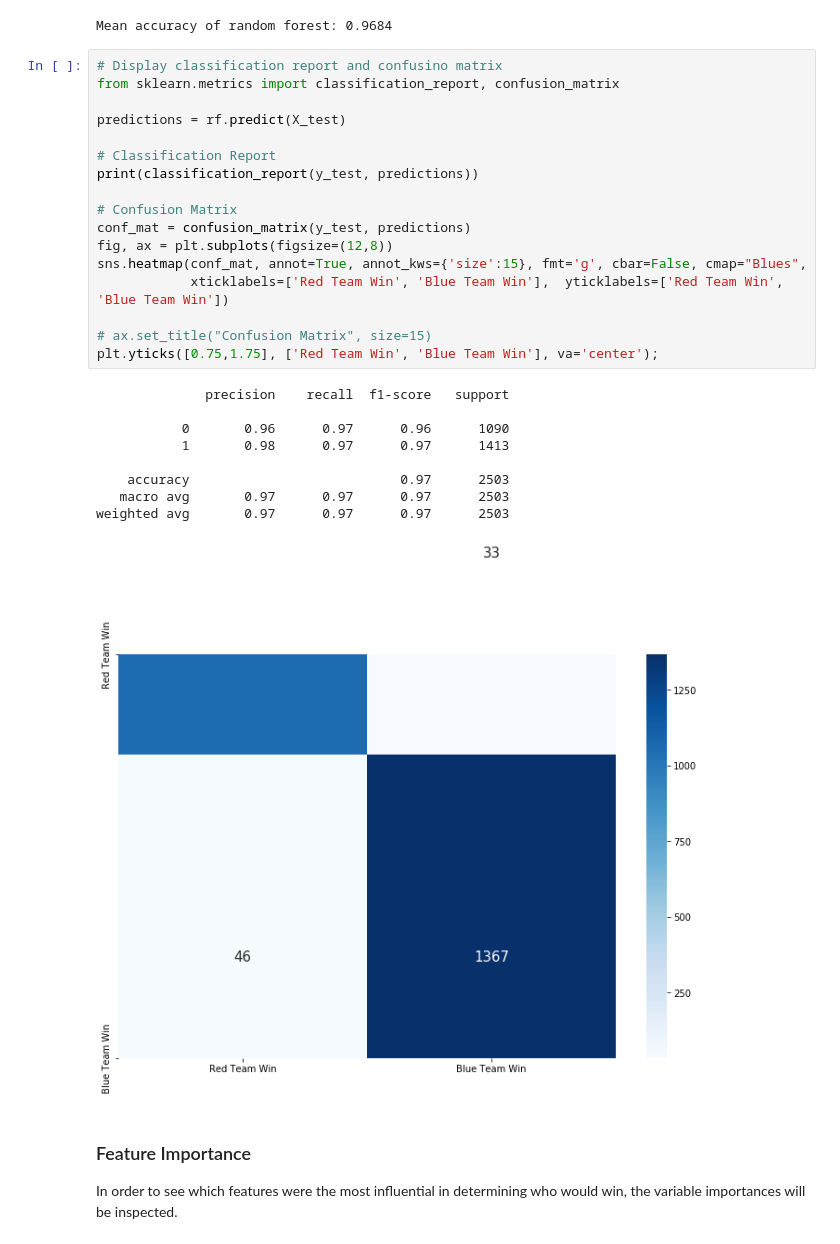
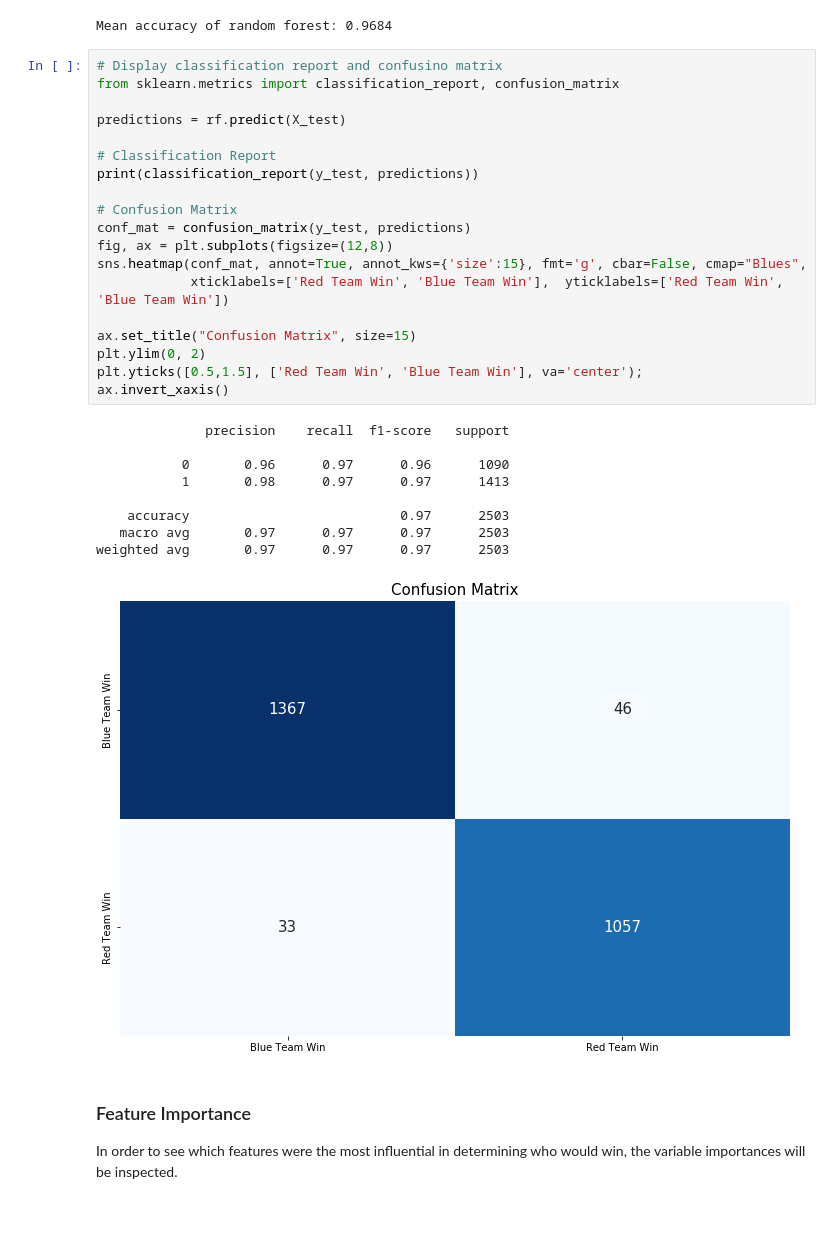
Before and after one commit to JECBello/Springboard, a Jupyter notebook: Capstone 1 - League of Legends/Machine Learning/In-Depth Analysis.ipynb, the cells around one changed output. Saved outputs shown, nothing was run; the diff lists cells and outputs as text; blank space fills up the shorter version.

Commit message:
Fixed confusion matrix

```diff
--- a/Capstone 1 - League of Legends/Machine Learning/In-Depth Analysis.ipynb
+++ b/Capstone 1 - League of Legends/Machine Learning/In-Depth Analysis.ipynb
@@ -88,30 +88,32 @@ Mean accuracy of random forest: 0.9684
 # %%
 # Display classification report and confusino matrix
 from sklearn.metrics import classification_report, confusion_matrix
 
 predictions = rf.predict(X_test)
 
 # Classification Report
 print(classification_report(y_test, predictions))
 
 # Confusion Matrix
 conf_mat = confusion_matrix(y_test, predictions)
 fig, ax = plt.subplots(figsize=(12,8))
 sns.heatmap(conf_mat, annot=True, annot_kws={'size':15}, fmt='g', cbar=False, cmap="Blues",
             xticklabels=['Red Team Win', 'Blue Team Win'],  yticklabels=['Red Team Win', 'Blue Team Win'])
 
-# ax.set_title("Confusion Matrix", size=15)
-plt.yticks([0.75,1.75], ['Red Team Win', 'Blue Team Win'], va='center');
+ax.set_title("Confusion Matrix", size=15)
+plt.ylim(0, 2)
+plt.yticks([0.5,1.5], ['Red Team Win', 'Blue Team Win'], va='center');
+ax.invert_xaxis()
 # %% [output]
               precision    recall  f1-score   support
 
            0       0.96      0.97      0.96      1090
            1       0.98      0.97      0.97      1413
 
     accuracy                           0.97      2503
    macro avg       0.97      0.97      0.97      2503
 weighted avg       0.97      0.97      0.97      2503
-[figure, old version]
+[figure, new version]
 # %% [markdown]
 ### Feature Importance
 
```
